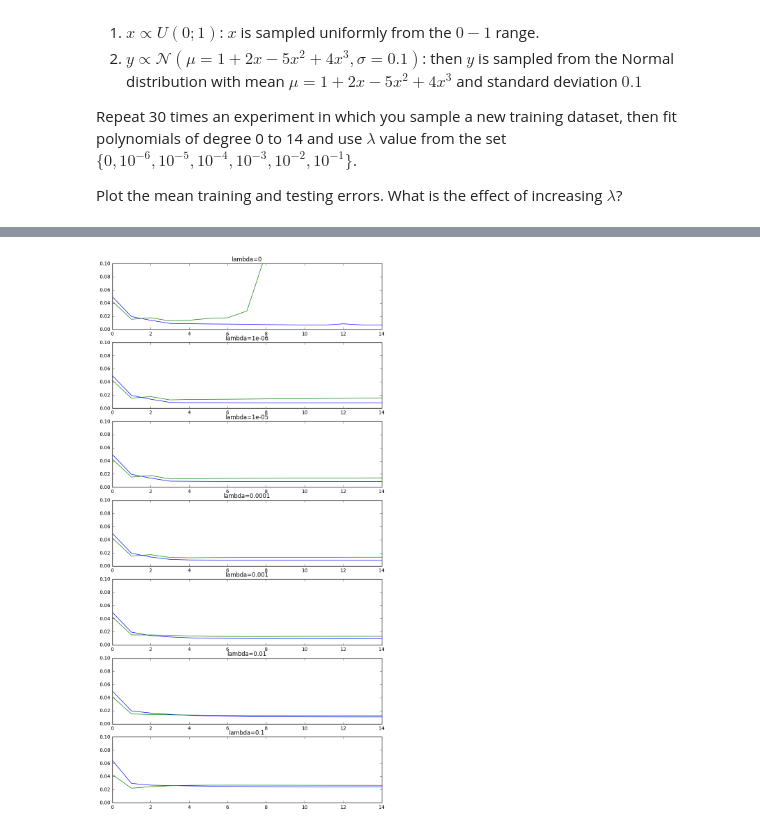
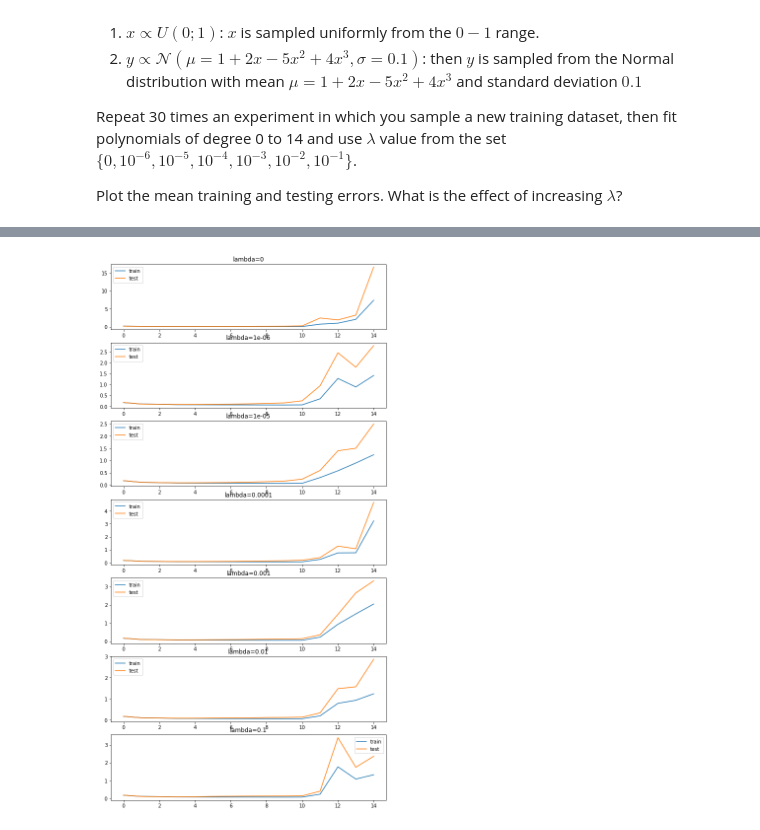
Before and after one commit to wfica/neural_networks, a Jupyter notebook: assignment2/Assignment2.ipynb, the cells around one changed output, grey strips where cells are left out. Saved outputs shown, nothing was run; the diff lists cells and outputs as text; code cells hidden in the pictures.

```diff
--- a/assignment2/Assignment2.ipynb
+++ b/assignment2/Assignment2.ipynb
@@ -286,9 +286,6 @@ Find the following functions' gradients or Jacobians with respect to vector $\ma
 \sigma^{'}(\mathbf{W} \mathbf{x} + \mathbf{b}) \circ \mathbf{W} \\
 &\nabla( -\log(S(\mathbf{x})_j) ) = S(\mathbf{x}) - \mathbf{e}_j
 \end{align}
-# %%
-X = np.vstack([1,2,3]).shape
-np.ravel?
 # %% [markdown]
 # Problem 6 [2p] Linear Regression
 
@@ -365,17 +388,17 @@ value from the set $\{0, 10^{-6}, 10^{-5}, 10^{-4}, 10^{-3}, 10^{-2}, 10^{-1}\}$
 Plot the mean training and testing errors. What is the effect of increasing $\lambda$?
 # %%
 def poly_fun(X, Theta):
-    """Compute the value of polynomial with coefficients Theta for points in X"""
-    #
-    # TODO: Write body of the function.
-    # Return a vector of values in points from X (the same shape as X).
-    #
+    """Compute the value of polynomial with coefficients Theta for points in X
+       ---------------
+       Returns a vector of values in points from X (the same shape as X)
+
+    """
+    XP = powers_of_X(X, len(Theta)-1)
+    return Theta.T.dot(XP)
 
 #
 # The true polynomial relation:
 # y(x) = 1 + 2x -5x^2 + 4x^3
-#
-# TODO: write down the proper coefficients
 #
 true_poly = np.array([1., 2., -5, 4])
 
@@ -399,54 +425,56 @@ sys.path.append('..')
 from common import plotting
 # %%
 #please note: lambda is a reserved keyword in python, thus we use _lambda
+TODO = None
 def poly_fit(data, degree, _lambda):
     "Fit a polynomial of a given degree and weight decay parameter C"
     powers = np.arange(degree + 1.0).reshape(-1,1)
     X = data[0].reshape(1,-1)
     Y = data[1].reshape(1,-1)
     XX = X**powers
-    #
-    # TODO: implement the closed-form solution for Theta
-    #
     # Please note that np.inv may be numerically unstable.
     # It is better to use np.linalg.solve or even a QR decomposition.
-    #
-    Theta = TODO
+    Theta1 = np.linalg.solve(_lambda + 2. * XX.dot(XX.T), 2. * XX.dot(Y.T) )
+
+    A = _lambda + 2. * XX.dot(XX.T)
+    Q, R = np.linalg.qr(A.T)
+    Theta = Q.dot(np.linalg.inv(R.T)).dot(2. * XX.dot(Y.T))
+
     return Theta
 # %%
 lambdas = [0.0, 0.000001, 0.00001, 0.0001, 0.001, 0.01, 0.1]
 degrees  = arange(15)
 
 num_repetitions = 30
 num_samples = 30
 
 train_errors = np.zeros((len(lambdas), len(degrees)))
 test_errors = np.zeros((len(lambdas), len(degrees)))
 
 #sample a single dataset for all experiments
 test_data = make_dataset(num_samples)
 
 for repetition in xrange(num_repetitions):
     #sample a new training dataset for this repetition
     train_data = make_dataset(num_samples)
     #scatter(data[0], data[1])
     for degree_i, degree in enumerate(degrees):
         for lambda_i, _lambda in enumerate(lambdas):
             Theta = poly_fit(train_data, degree, _lambda)
-            #
-            # TODO: compute the mean training and test errors
-            #
-            train_errors[lambda_i, degree_i] += TODO
-            test_errors[lambda_i, degree_i] += TODO
+            train_mean_err = np.abs(poly_fun(train_data[0], Theta) - train_data[1]).mean()
+            test_mean_err = np.abs(poly_fun(test_data[0], Theta) - test_data[1]).mean()
+            train_errors[lambda_i, degree_i] += train_mean_err
+            test_errors[lambda_i, degree_i] += test_mean_err
 train_errors /=  num_repetitions
 test_errors /= num_repetitions
 
 figure(figsize=(10,20))
 for lambda_i, _lambda in enumerate(lambdas):
     subplot(len(lambdas), 1, lambda_i+1)
     plot(degrees, train_errors[lambda_i,:], label='train')
     plot(degrees, test_errors[lambda_i,:],  label='test')
-    ylim(0,0.1)
+    #ylim(0,0.1)
     title('lambda=%g'%(_lambda,))
+    legend(loc='best')
 # %% [output]
-[figure, old version]
+[figure, new version]
```
Also changed, not shown: parts of 5 cells of this notebook.
